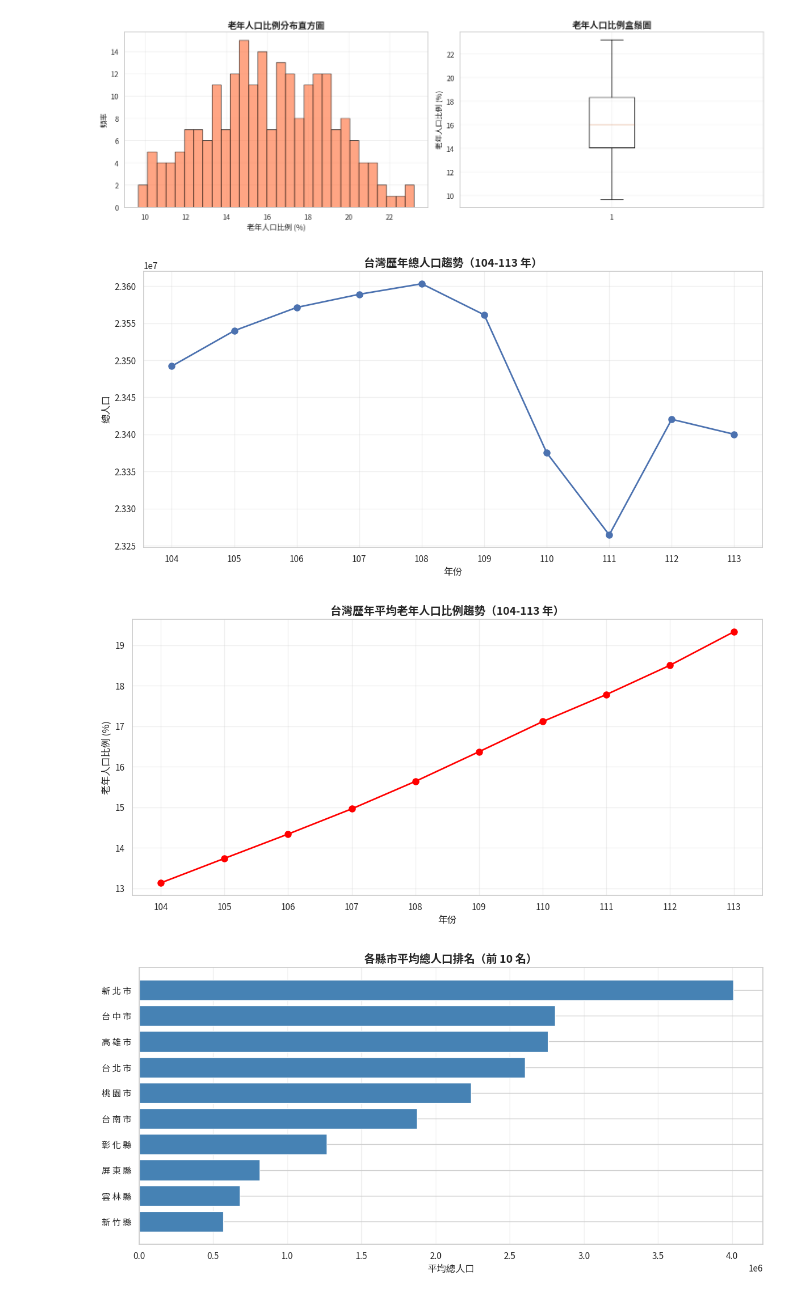
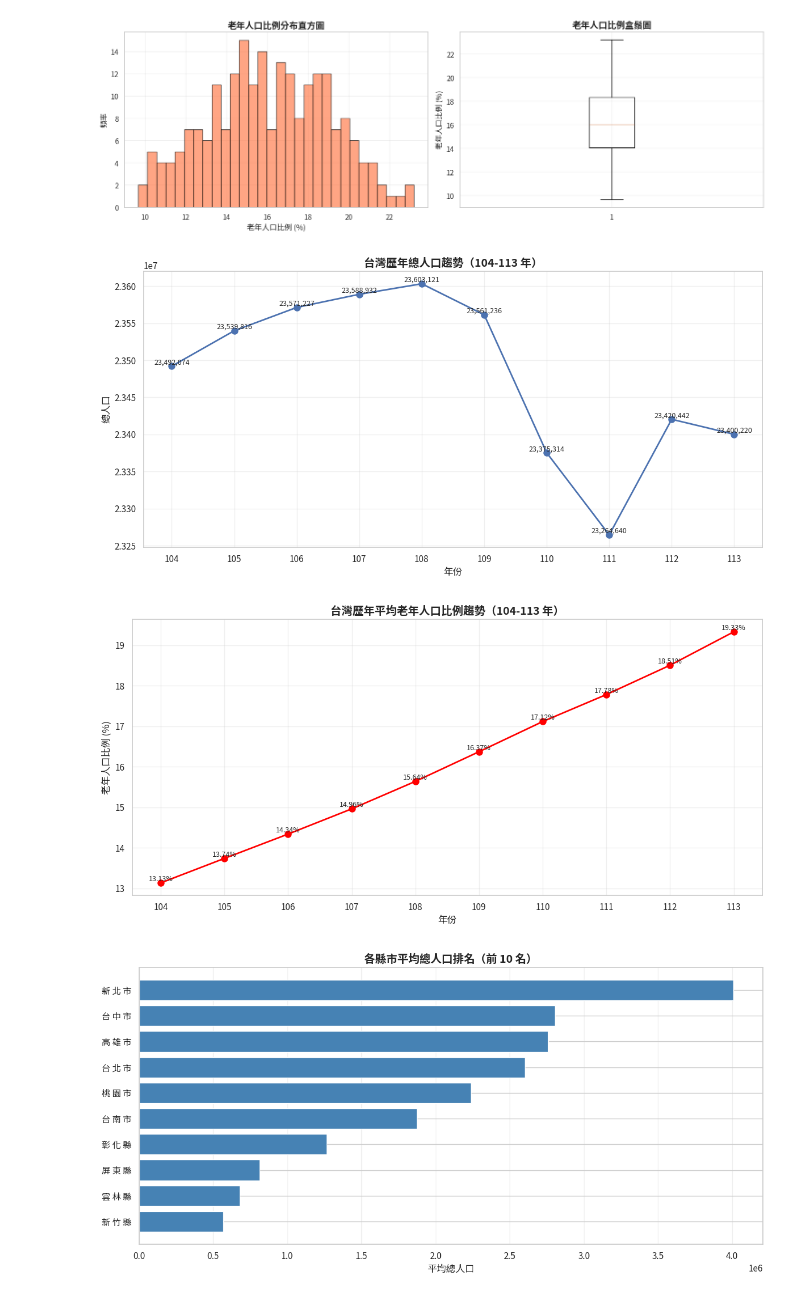
Before and after one commit to yen0304/114-1-fianl-report, a Jupyter notebook: population_analysis.ipynb, the cells around one changed output. Drawn from its saved outputs; the diff is of its cells as text; code cells hidden in the pictures.

```diff
--- a/population_analysis.ipynb
+++ b/population_analysis.ipynb
@@ -424,22 +426,32 @@ plt.show()
 # %%
 # 歷年總人口趨勢圖
 plt.figure(figsize=(12, 6))
 year_total = df.groupby('年份')['總人口'].sum()
 plt.plot(year_total.index, year_total.values, marker='o', linewidth=2, markersize=8)
+
+# 在每個點上添加數字標籤
+for x, y in zip(year_total.index, year_total.values):
+    plt.text(x, y, f'{y:,.0f}', ha='center', va='bottom', fontsize=9)
+
 plt.xlabel('年份', fontsize=12)
 plt.ylabel('總人口', fontsize=12)
 plt.title('台灣歷年總人口趨勢（104-113 年）', fontsize=14, fontweight='bold')
 plt.grid(True, alpha=0.3)
 plt.xticks(year_total.index)
 plt.tight_layout()
 plt.show()
 # %% [output]
-[figure, old version]
+[figure, new version]
 # %%
 # 歷年老年人口比例趨勢圖
 plt.figure(figsize=(12, 6))
 year_aging = df.groupby('年份')['老年人口比例(%)'].mean()
 plt.plot(year_aging.index, year_aging.values, marker='o', linewidth=2, markersize=8, color='red')
+
+# 在每個點上添加數字標籤
+for x, y in zip(year_aging.index, year_aging.values):
+    plt.text(x, y, f'{y:.2f}%', ha='center', va='bottom', fontsize=9)
+
 plt.xlabel('年份', fontsize=12)
 plt.ylabel('老年人口比例 (%)', fontsize=12)
 plt.title('台灣歷年平均老年人口比例趨勢（104-113 年）', fontsize=14, fontweight='bold')
@@ -448,7 +460,7 @@ plt.xticks(year_aging.index)
 plt.tight_layout()
 plt.show()
 # %% [output]
-[figure, old version]
+[figure, new version]
 # %%
 # 各縣市平均總人口排名（前 10 名）
 plt.figure(figsize=(12, 6))
```
Also changed, not shown: parts of 1 cell of this notebook.
